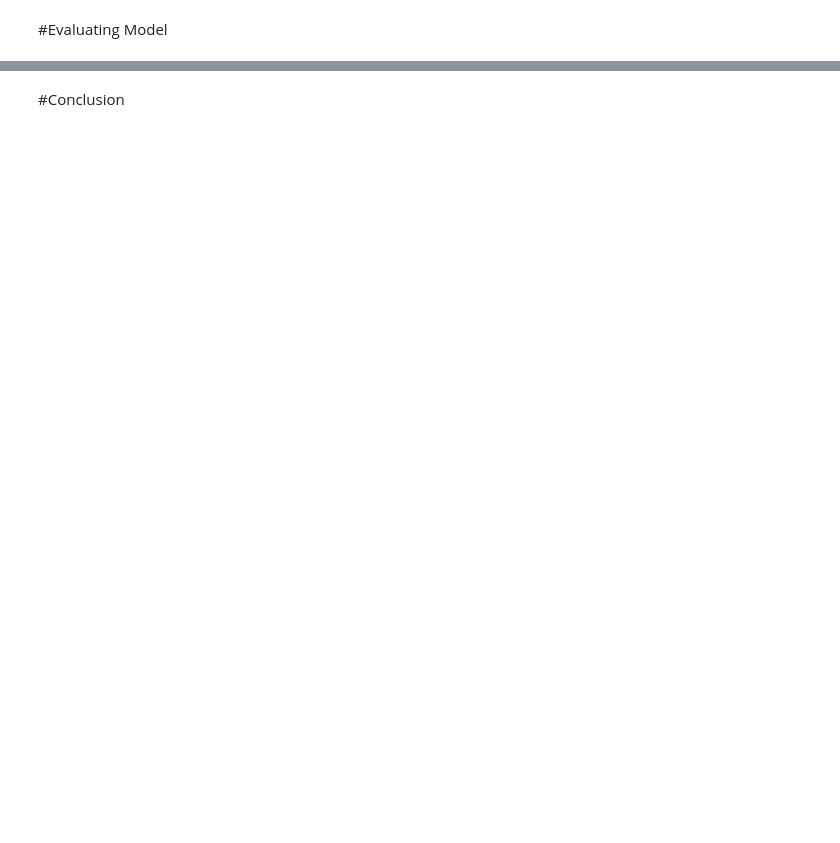
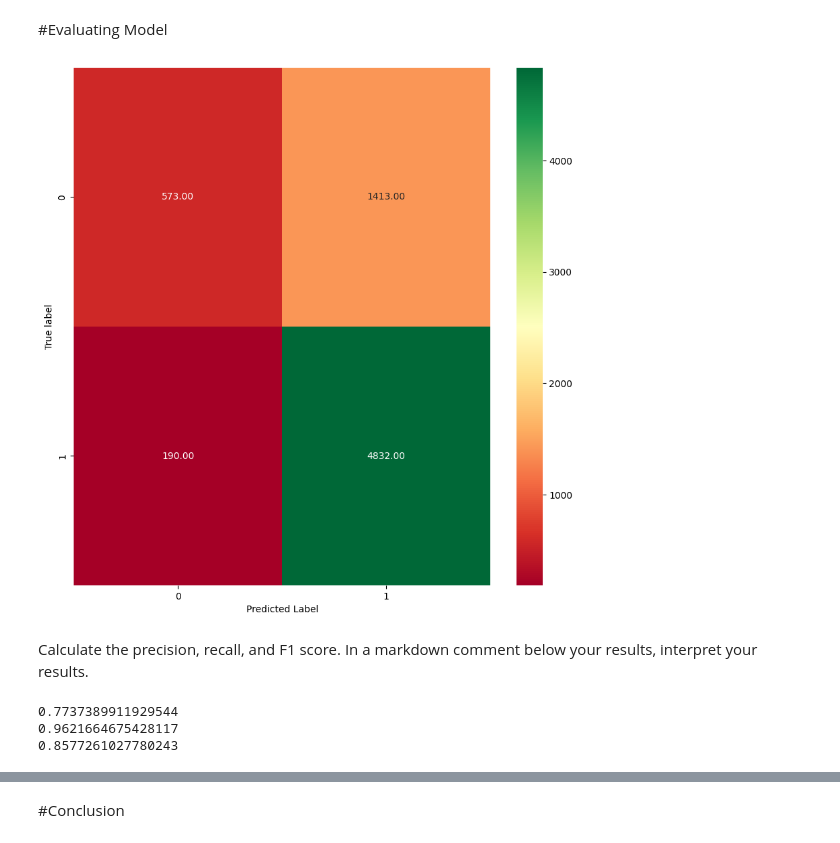
Before and after one commit to valenderval/MLA_JFV, a Jupyter notebook: MLA2_JFV.ipynb, the cells around one changed output, grey strips where cells are left out. Cells and saved outputs as stored; diff of their text form; code cells hidden in the pictures; blank space fills up the shorter version.

```diff
--- a/MLA2_JFV.ipynb
+++ b/MLA2_JFV.ipynb
@@ -201,0 +268,12 @@ ValueError: Specifying the columns using strings is only supported for dataframe
+# %%
+col_transform = ColumnTransformer(transformers=[
+                               ('cat',OneHotEncoder(), cat_attribs),
+                               ('num',MinMaxScaler(), num_attribs)],
+                               remainder='passthrough'
+
+                  )
+# %%
+pipeline = Pipeline([
+                     ('trans', col_transform),
+                     ('mlr', LogisticRegression(max_iter=1000)),
+                     ])
@@ -202,2 +283,4 @@ ValueError: Specifying the columns using strings is only supported for dataframe
 # %% [markdown]
 #Executing the Model
+# %%
+pipeline.fit(X_train,y_train)
@@ -204,2 +301,18 @@ ValueError: Specifying the columns using strings is only supported for dataframe
 # %% [markdown]
 #Evaluating Model
+# %%
+y_pred = pipeline.predict(X_test)
+# %%
+plot_cm(y_test,y_pred)
+# %% [output]
+[figure, added]
+# %% [markdown]
+Calculate the precision, recall, and F1 score. In a markdown comment below your results, interpret your results.
+# %%
+print(precision_score(y_test,y_pred))
+print(recall_score(y_test,y_pred))
+print(f1_score(y_test,y_pred))
+# %% [output]
+0.7737389911929544
+0.9621664675428117
+0.8577261027780243
```
Also changed, not shown: parts of 43 cells of this notebook.
